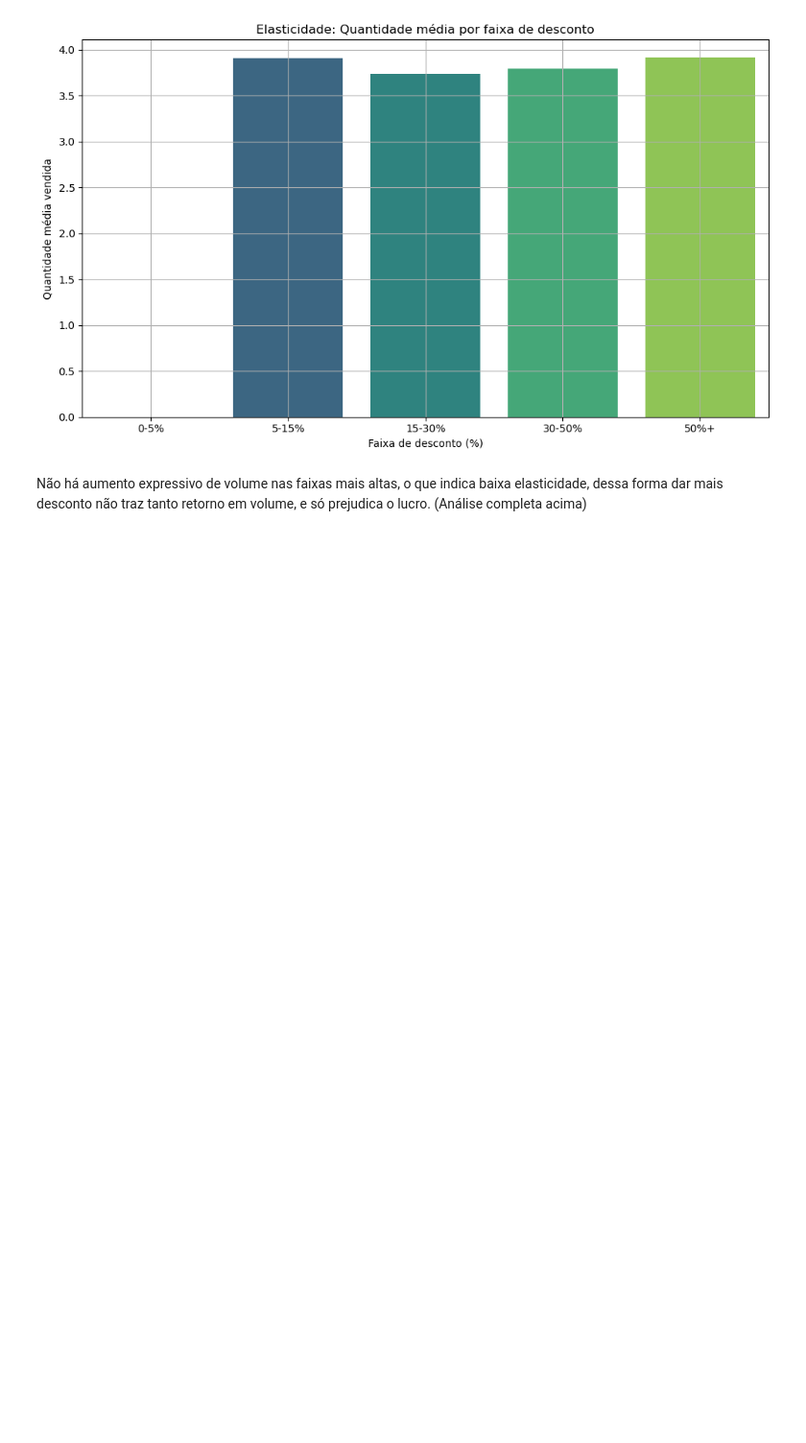
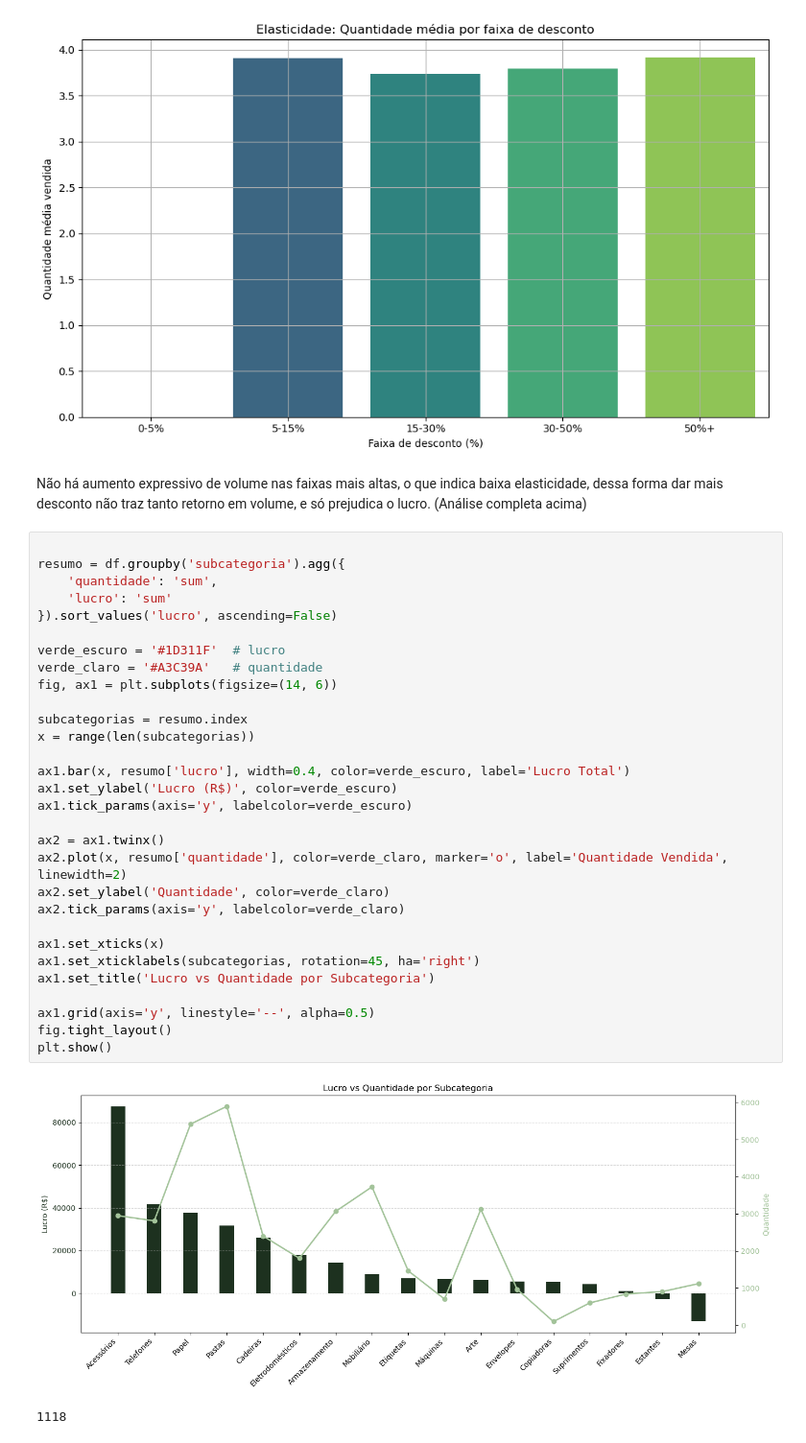
Before and after one commit to liviagcarvalho/Analise-de-Dados-Jr.---Livia-e-Joao, a Jupyter notebook: analises/2e4_MixdeProdutos_ePoliticadeDesconto.ipynb, the cells around one changed output. Shown: that part at 96% size. Drawn from its saved outputs; the diff is of its cells as text; blank space fills up the shorter version.

```diff
--- a/analises/2e4_MixdeProdutos_ePoliticadeDesconto.ipynb
+++ b/analises/2e4_MixdeProdutos_ePoliticadeDesconto.ipynb
@@ -246,3 +246,36 @@ plt.show()
 # %% [markdown]
 
 Não há aumento expressivo de volume nas faixas mais altas, o que indica baixa elasticidade, dessa forma dar mais desconto não traz tanto retorno em volume, e só prejudica o lucro. (Análise completa acima)
+# %%
+
+resumo = df.groupby('subcategoria').agg({
+    'quantidade': 'sum',
+    'lucro': 'sum'
+}).sort_values('lucro', ascending=False)
+
+verde_escuro = '#1D311F'  # lucro
+verde_claro = '#A3C39A'   # quantidade
+fig, ax1 = plt.subplots(figsize=(14, 6))
+
+subcategorias = resumo.index
+x = range(len(subcategorias))
+
+ax1.bar(x, resumo['lucro'], width=0.4, color=verde_escuro, label='Lucro Total')
+ax1.set_ylabel('Lucro (R$)', color=verde_escuro)
+ax1.tick_params(axis='y', labelcolor=verde_escuro)
+
+ax2 = ax1.twinx()
+ax2.plot(x, resumo['quantidade'], color=verde_claro, marker='o', label='Quantidade Vendida', linewidth=2)
+ax2.set_ylabel('Quantidade', color=verde_claro)
+ax2.tick_params(axis='y', labelcolor=verde_claro)
+
+ax1.set_xticks(x)
+ax1.set_xticklabels(subcategorias, rotation=45, ha='right')
+ax1.set_title('Lucro vs Quantidade por Subcategoria')
+
+ax1.grid(axis='y', linestyle='--', alpha=0.5)
+fig.tight_layout()
+plt.show()
+# %% [output]
+[figure, added]
+1118
```
Also changed, not shown: 3 other files.
